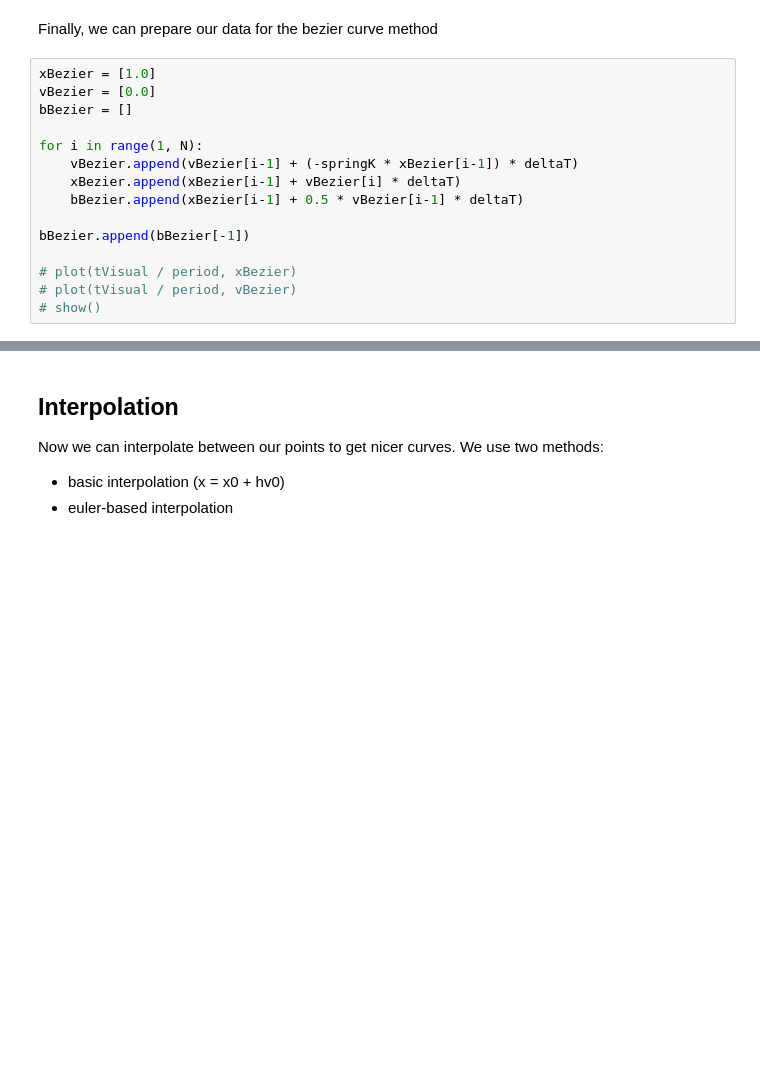
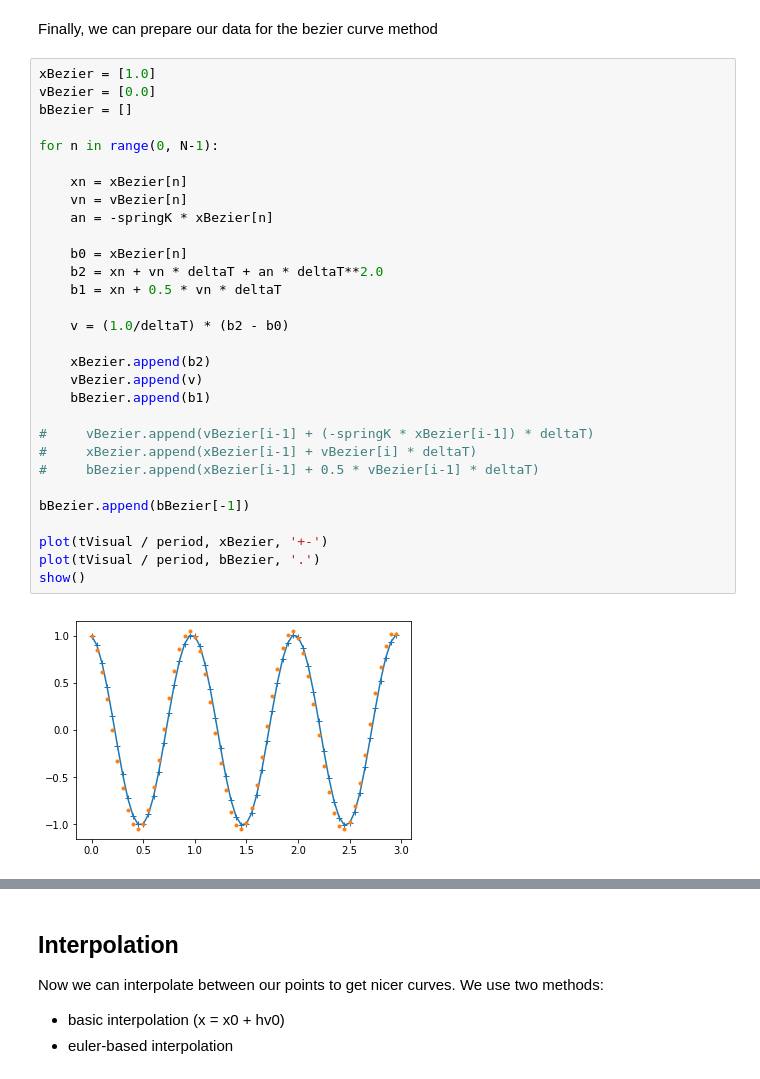
Before and after one commit to amyinorbit/bezier-tests, a Jupyter notebook: bezier-tests.ipynb, the cells around one changed output, grey strips where cells are left out. Drawn from its saved outputs; the diff is of its cells as text; blank space fills up the shorter version.

```diff
--- a/bezier-tests.ipynb
+++ b/bezier-tests.ipynb
@@ -45,18 +45,35 @@ Finally, we can prepare our data for the bezier curve method
 # %%
 xBezier = [1.0]
 vBezier = [0.0]
 bBezier = []
 
-for i in range(1, N):
-    vBezier.append(vBezier[i-1] + (-springK * xBezier[i-1]) * deltaT)
-    xBezier.append(xBezier[i-1] + vBezier[i] * deltaT)
-    bBezier.append(xBezier[i-1] + 0.5 * vBezier[i-1] * deltaT)
+for n in range(0, N-1):
+
+    xn = xBezier[n]
+    vn = vBezier[n]
+    an = -springK * xBezier[n]
+
+    b0 = xBezier[n]
+    b2 = xn + vn * deltaT + an * deltaT**2.0
+    b1 = xn + 0.5 * vn * deltaT
+
+    v = (1.0/deltaT) * (b2 - b0)
+
+    xBezier.append(b2)
+    vBezier.append(v)
+    bBezier.append(b1)
+
+#     vBezier.append(vBezier[i-1] + (-springK * xBezier[i-1]) * deltaT)
+#     xBezier.append(xBezier[i-1] + vBezier[i] * deltaT)
+#     bBezier.append(xBezier[i-1] + 0.5 * vBezier[i-1] * deltaT)
 
 bBezier.append(bBezier[-1])
 
-# plot(tVisual / period, xBezier)
-# plot(tVisual / period, vBezier)
-# show()
+plot(tVisual / period, xBezier, '+-')
+plot(tVisual / period, bBezier, '.')
+show()
+# %% [output]
+[figure, added]
 # %%
 xErr2 = (xEuler - xAnalytical)
 vErr2 = (vEuler - vAnalytical)
```
Also changed, not shown: parts of 3 cells of this notebook.
